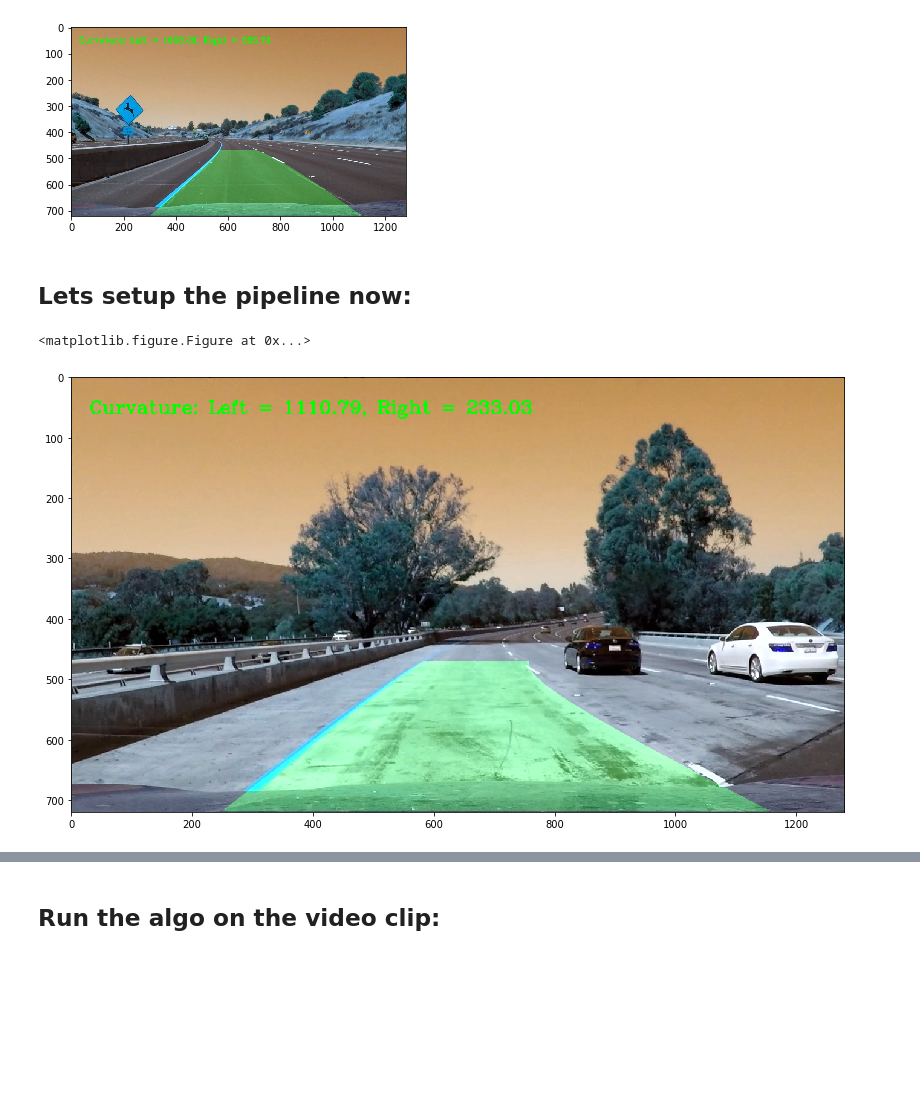
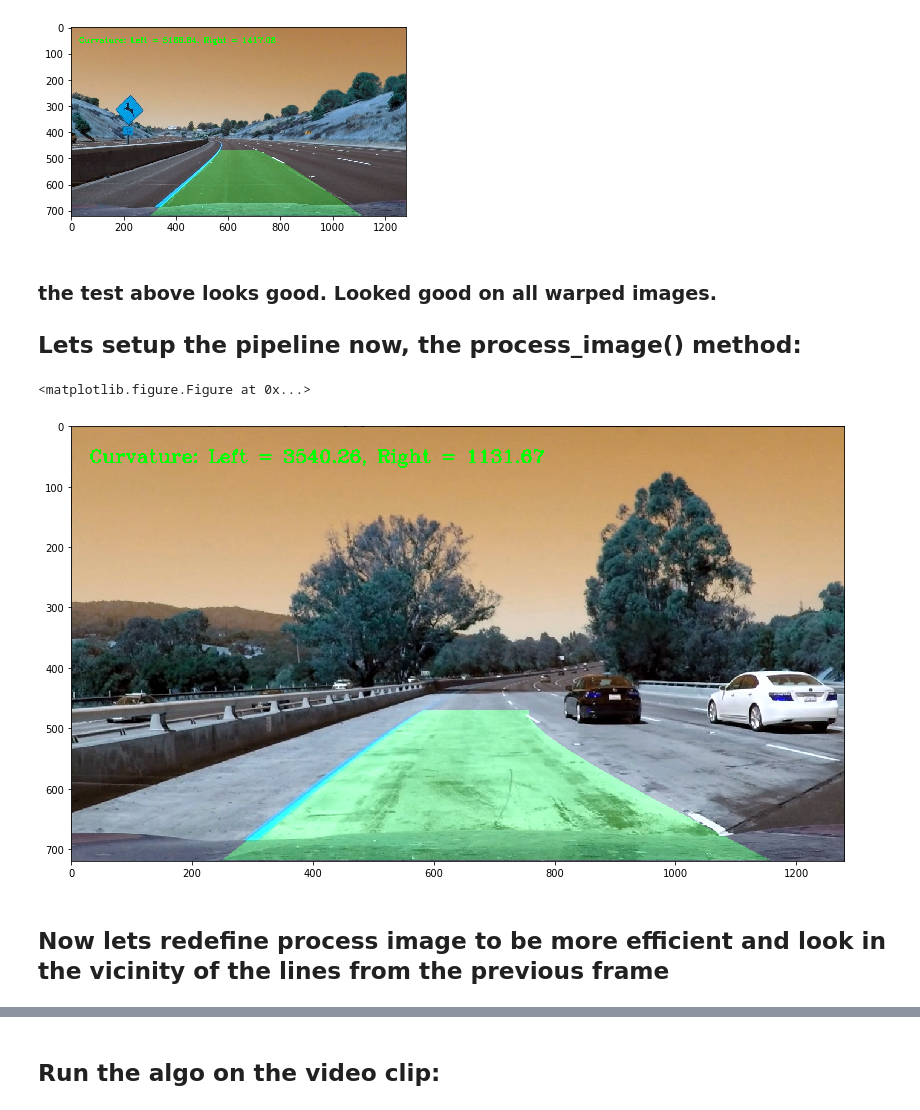
Before and after one commit to alexkorsky/CarND-Advanced-Lane-Lines, a Jupyter notebook: Project2.ipynb, the cells around one changed output, grey strips where cells are left out. Cells and saved outputs as stored; diff of their text form; code cells hidden in the pictures; blank space fills up the shorter version.

Commit message:
efficient pipeline & sanity check

```diff
--- a/Project2.ipynb
+++ b/Project2.ipynb
@@ -177,6 +178,7 @@ mtx = dist_pickle["mtx"]
 dist = dist_pickle["dist"]
 
 testimages = glob.glob("./test_images/*.jpg")
+#testimages = glob.glob("./clip_images/*.png")
 
 for idx, fname in enumerate(testimages):
     img = cv2.imread(fname)
@@ -184,10 +186,11 @@ for idx, fname in enumerate(testimages):
     img2 = cv2.undistort(img, mtx, dist,None,mtx)
 
     #filter with combined color and gradient threshold  filters
-    _, _, filtered_undistorted = color_gradient_combined(img, sobel_kernel=15, s_thresh=(170, 255), thresh=(20, 100))
+    _, _, filtered_undistorted = color_gradient_combined(img, sobel_kernel=15, s_thresh=(170, 255), thresh=(20, 90))
 
     #write out the images for review
     write_name = "./output_images/filtered"+str(idx)+".jpg"
+    #write_name = "./output_clip_images/filtered"+str(idx)+".jpg"
     cv2.imwrite(write_name, filtered_undistorted )
 
     # Now we need to semi-guess correct source and destiantion for interesitng points to use
@@ -216,8 +219,10 @@ for idx, fname in enumerate(testimages):
 
     #write out the images for review
     write_name = "./output_images/warped"+str(idx)+".jpg"
+    #write_name = "./output_clip_images/warped"+str(idx)+".jpg"
     cv2.imwrite(write_name, warped )
 
+plt.clf()
 f, (ax1, ax2) = plt.subplots(1, 2, figsize=(24, 9))
 f.tight_layout()
 ax1.imshow(img)
@@ -322,7 +330,6 @@ def fit_polynomial(binary_warped):
 
     # Fit a second order polynomial to each using `np.polyfit`
     try:
-
         # Generate x and y values for plotting
         ploty = np.linspace(0, binary_warped.shape[0]-1, binary_warped.shape[0] )
 
@@ -353,18 +360,16 @@ def fit_polynomial(binary_warped):
     #plt.plot(left_fitx, ploty, color='yellow')
     #plt.plot(right_fitx, ploty, color='yellow')
 
-    return leftx, lefty, rightx, righty, left_fitx, right_fitx, ploty, out_img
+    return left_fit, right_fit, leftx, lefty, rightx, righty, left_fitx, right_fitx, ploty, out_img
 
-def get_curvature(leftx, lefty, rightx, righty, ploty, image_size):
+def get_curvature(left_fit_cr, right_fit_cr):
+
+    ploty = np.linspace(0, 719, num=720)
     y_eval = np.max(ploty)
 
     # Define conversions in x and y from pixels space to meters
     ym_per_pix = 30/720 # meters per pixel in y dimension
     xm_per_pix = 3.7/700 # meters per pixel in x dimension
-
-    # Fit new polynomials to x,y in world space
-    left_fit_cr = np.polyfit(lefty*ym_per_pix, leftx*xm_per_pix, 2)
-    right_fit_cr = np.polyfit(righty*ym_per_pix, rightx*xm_per_pix, 2)
 
     # Calculate the new radii of curvature
     left_curverad = ((1 + (2*left_fit_cr[0]*y_eval*ym_per_pix + left_fit_cr[1])**2)**1.5) / np.absolute(2*left_fit_cr[0])
@@ -372,7 +377,8 @@ def get_curvature(leftx, lefty, rightx, righty, ploty, image_size):
 
     return left_curverad, right_curverad
 
-def draw_lanes_on_image(binary_warped, undistorted_img, Minv, left_fitx, right_fitx, ploty, \
+
+def draw_lanes_on_image(binary_warped, orig_img, Minv, left_fitx, right_fitx, ploty, \
                         left_radius, right_radius):
 
     # Create a blank image to draw the lines on
@@ -388,10 +394,10 @@ def draw_lanes_on_image(binary_warped, undistorted_img, Minv, left_fitx, right_f
     cv2.fillPoly(color_warp, np.int_([pts]), (0, 255, 0))
 
     # Warp the blank back to original image space using inverse perspective matrix (Minv)
-    newwarp = cv2.warpPerspective(color_warp, Minv, (undistorted_img.shape[1], undistorted_img.shape[0]))
+    newwarp = cv2.warpPerspective(color_warp, Minv, (orig_img.shape[1], orig_img.shape[0]))
 
     # Combine the result with the original image
-    result = cv2.addWeighted(undistorted_img, 1, newwarp, 0.3, 0)
+    result = cv2.addWeighted(orig_img, 1, newwarp, 0.3, 0)
 
     curvature_text = "Curvature: Left = " + str(np.round(left_radius, 2)) + ", Right = " + str(np.round(right_radius, 2))
     font = cv2.FONT_HERSHEY_COMPLEX
@@ -400,11 +406,11 @@ def draw_lanes_on_image(binary_warped, undistorted_img, Minv, left_fitx, right_f
     return result
 
 
-# Lets play with one image
+# Lets play with one image for a quick test
 read_warped_image = cv2.imread("./output_images/warped3.jpg")
 binary_warped = cv2.cvtColor(read_warped_image, cv2.COLOR_RGB2GRAY)
 
-undistorted_image = cv2.imread("./test_images/test2.jpg")
+undistorted_image = cv2.imread("./test_images/test2.jpg") # warped3 corresponds to test2
 
 
 src = np.float32([[  100.,   719.],
@@ -419,9 +425,9 @@ dst = np.float32([[ 200.,  720.],
 
 M = cv2.getPerspectiveTransform(src, dst)
 Minv = cv2.getPerspectiveTransform(dst, src)
-leftx, lefty, rightx, righty, left_fitx, right_fitx, ploty, out_img = fit_polynomial(binary_warped)
+left_fit, right_fit, leftx, lefty, rightx, righty, left_fitx, right_fitx, ploty, out_img = fit_polynomial(binary_warped)
 
-l, r = get_curvature(leftx, lefty, rightx, righty, ploty, binary_warped.shape)
+l, r = get_curvature(left_fit, right_fit)
 
 result = draw_lanes_on_image(binary_warped, undistorted_image, Minv, \
                              left_fitx, right_fitx, ploty, l, r)
@@ -432,7 +438,9 @@ plt.show()
 # %% [output]
 [figure]
 # %% [markdown]
-## Lets setup the pipeline now:
+### the test above looks good. Looked good on all warped images.
+
+## Lets setup the pipeline now, the process_image() method:
 # %%
 # Just so we can start running tests from this cell:
 
@@ -470,37 +478,36 @@ def process_image(image):
 
     #undistort
     img = cv2.undistort(image, mtx, dist,None,mtx)
 
     #filter with combined color and gradient threshold  filters
     s_binary, abel_x, filtered_undistorted = color_gradient_combined(img, sobel_kernel=15, s_thresh=(170, 255), thresh=(20, 100))
 
     # Warp the image using OpenCV warpPerspective()
     img_size = (img.shape[1], img.shape[0])
     binary_warped = cv2.warpPerspective(filtered_undistorted, M, img_size)
 
-    leftx, lefty, rightx, righty, left_fitx, right_fitx, ploty, _ = fit_polynomial(binary_warped)
+    left_fit, right_fit, leftx, lefty, rightx, righty, left_fitx, right_fitx, ploty, _ = fit_polynomial(binary_warped)
 
-    l = 0
-    r = 0
     if leftx.size > 0 and lefty.size > 0 and rightx.size > 0 and righty.size > 0:
-        l, r = get_curvature(leftx, lefty, rightx, righty, ploty, binary_warped.shape)
+        l, r = get_curvature(left_fit, right_fit)
 
-    result = draw_lanes_on_image(binary_warped, image, Minv, \
-                             left_fitx, right_fitx, ploty, l, r)
+    result = draw_lanes_on_image(binary_warped, image, Minv, left_fitx, right_fitx, ploty, l, r)
 
     return  result
 
 # Run on a test image
 test_img = cv2.imread("test_images/test1.jpg")
 #test_img = cv2.imread("clip_images/frame2.png")
 
 
 result = process_image(test_img)
 
 plt.clf()
 plt.figure(figsize=(16,8))
 plt.imshow(result)
 plt.show()
 # %% [output]
 <matplotlib.figure.Figure at 0x...>
-[figure, old version]
+[figure, new version]
+# %% [markdown]
+## Now lets redefine process image to be more efficient and look in the vicinity of the lines from the previous frame
```
Also changed, not shown: parts of 7 cells of this notebook.
